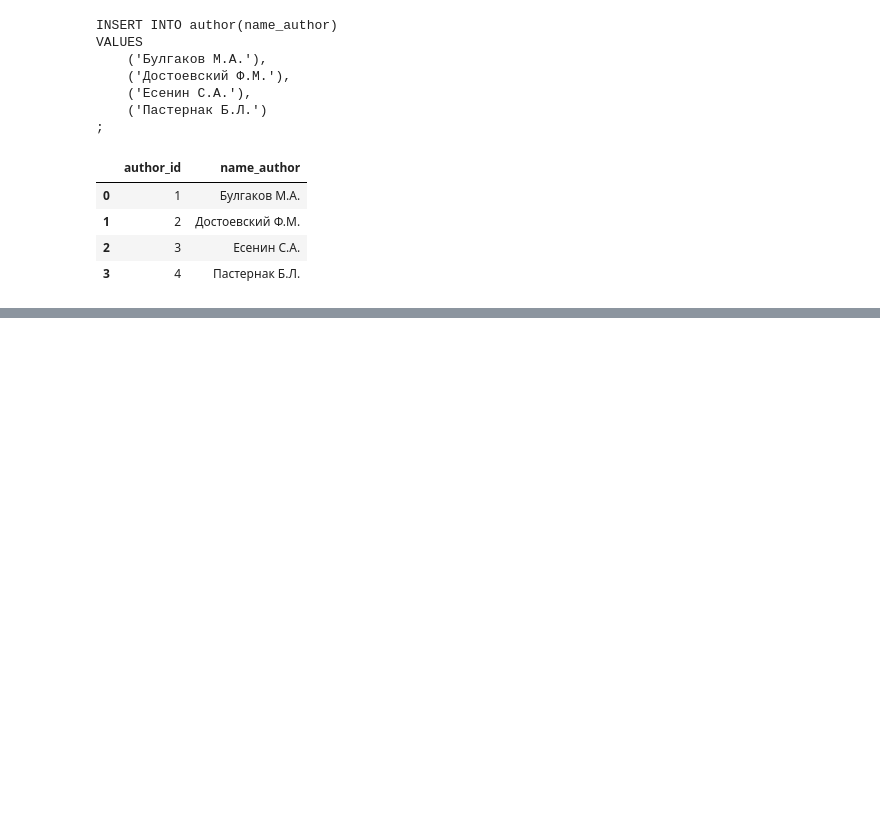
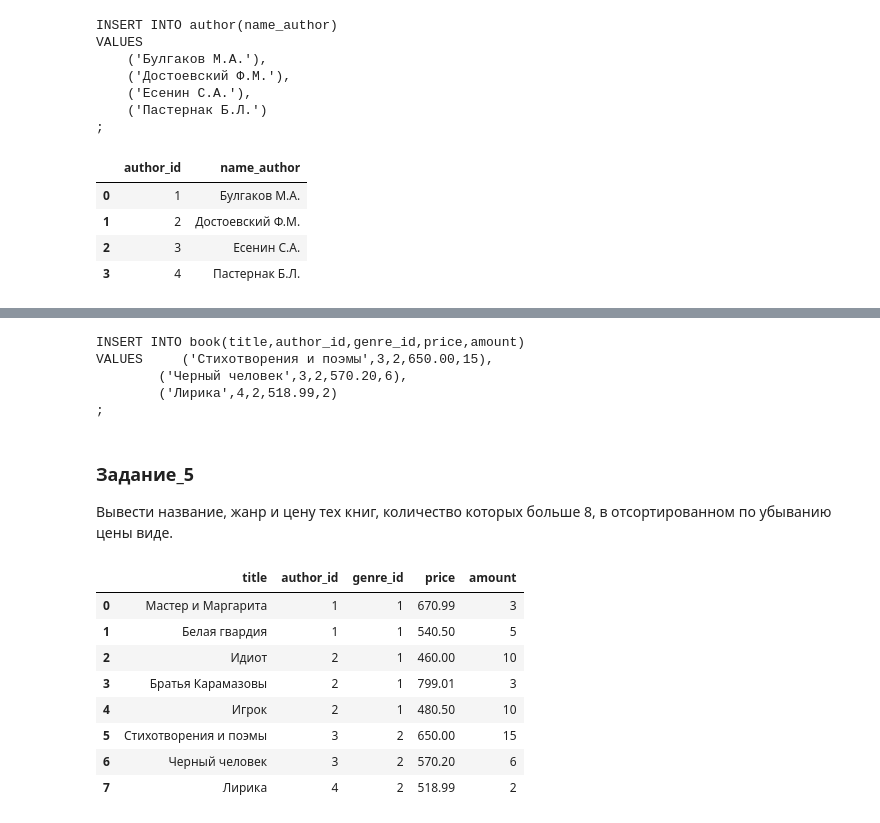
Before and after one commit to dinarsadykow/cv_hw, a Jupyter notebook: Stepik_SQL_HW.ipynb, the cells around one changed output, grey strips where cells are left out. Saved outputs shown, nothing was run; the diff lists cells and outputs as text; code cells hidden in the pictures; blank space fills up the shorter version.

```diff
--- a/Stepik_SQL_HW.ipynb
+++ b/Stepik_SQL_HW.ipynb
@@ -1187,0 +1494,47 @@ root
+# %%
+sql_123 = """INSERT INTO book(title,author_id,genre_id,price,amount)
+VALUES     ('Стихотворения и поэмы',3,2,650.00,15),
+        ('Черный человек',3,2,570.20,6),
+        ('Лирика',4,2,518.99,2)
+;"""
+print(sql_123)
+# %% [output]
+INSERT INTO book(title,author_id,genre_id,price,amount)
+VALUES     ('Стихотворения и поэмы',3,2,650.00,15),
+        ('Черный человек',3,2,570.20,6),
+        ('Лирика',4,2,518.99,2)
+;
+# %% [markdown]
+### Задание_5
+Вывести название, жанр и цену тех книг, количество которых больше 8, в отсортированном по убыванию цены виде.
+# %%
+t7 = """1	Мастер и Маргарита	1	1	670.99	3
+2	Белая гвардия	1	1	540.50	5
+3	Идиот	2	1	460.00	10
+4	Братья Карамазовы	2	1	799.01	3
+5	Игрок	2	1	480.50	10
+6	Стихотворения и поэмы	3	2	650.00	15
+7	Черный человек	3	2	570.20	6
+8	Лирика	4	2	518.99	2"""
+
+df_pd9 = pd.DataFrame( [
+            [y.strip() for y in x \
+                .split("\t")] for x in t7.split('\n')] ).drop([0],axis=1)
+
+df_pd9.columns = 'title	author_id	genre_id	price	amount'.split('\t')
+df_pd9['author_id'] = df_pd9['author_id'].astype('int32')
+df_pd9['genre_id'] = df_pd9['genre_id'].astype('int32')
+df_pd9['price'] = df_pd9['price'].astype('float64')
+df_pd9['amount'] = df_pd9['amount'].astype('int32')
+
+df_pd9
+# %% [output]
+|  | title | author_id | genre_id | price | amount |
+| 0 | Мастер и Маргарита | 1 | 1 | 670.99 | 3 |
+| 1 | Белая гвардия | 1 | 1 | 540.50 | 5 |
+| 2 | Идиот | 2 | 1 | 460.00 | 10 |
+| 3 | Братья Карамазовы | 2 | 1 | 799.01 | 3 |
+| 4 | Игрок | 2 | 1 | 480.50 | 10 |
+| 5 | Стихотворения и поэмы | 3 | 2 | 650.00 | 15 |
+| 6 | Черный человек | 3 | 2 | 570.20 | 6 |
+| 7 | Лирика | 4 | 2 | 518.99 | 2 |
```
Also changed, not shown: parts of 13 cells of this notebook.
